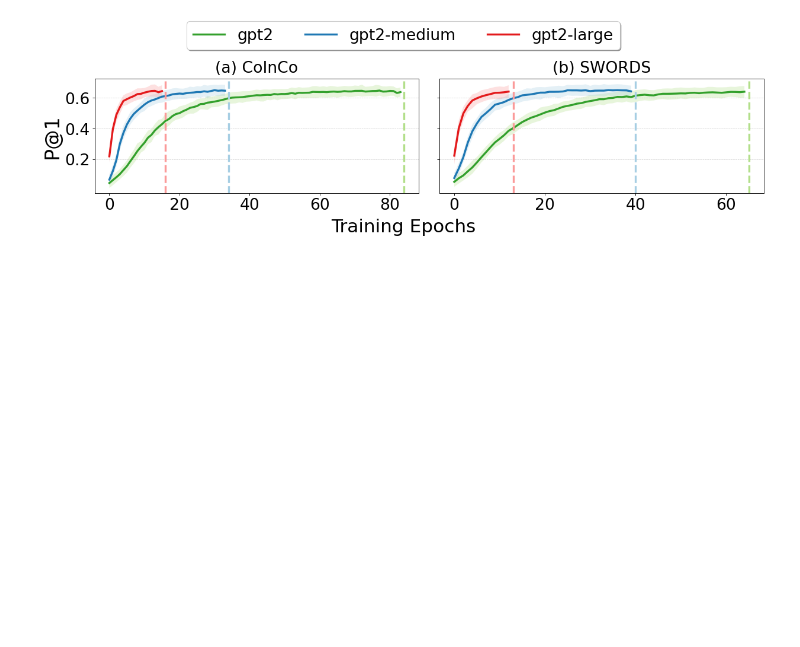
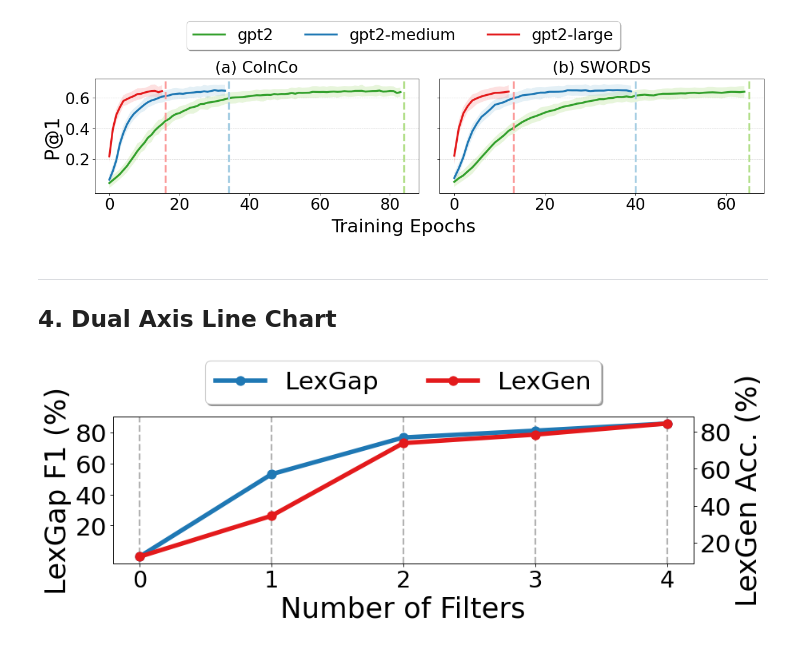
Before and after one commit to ShiningLab/SharePlots, a Jupyter notebook: line.ipynb, the cells around one changed output. Saved outputs shown, nothing was run; the diff lists cells and outputs as text; code cells hidden in the pictures; blank space fills up the shorter version.

```diff
--- a/line.ipynb
+++ b/line.ipynb
@@ -31,6 +110,6 @@ from src import utils
 # %%
 # init
-data_path = os.path.join('res', 'line', '0.pkl')
+data_path = os.path.join('res', 'line', '2.pkl')
 data_dict = utils.load_pickle(data_path)
 
 ori_quora_ibleu_list = data_dict['ori_quora_ibleu_list']
@@ -120,6 +200,6 @@ plt.show()
 # %%
 # init
-data_path = os.path.join('res', 'line', '1.pkl')
+data_path = os.path.join('res', 'line', '3.pkl')
 data_dict = utils.load_pickle(data_path)
 
 coinco_gpt2_p1 = data_dict['coinco_gpt2_p1']
@@ -297,3 +377,54 @@ plt.tight_layout()
 plt.show()
 # %% [output]
 [figure]
+# %% [markdown]
+---
+## 4. Dual Axis Line Chart
+# %%
+# init
+data_path = os.path.join('res', 'line', '4.pkl')
+data_dict = utils.load_pickle(data_path)
+# %%
+# Create a figure and a set of subplots
+fig, ax1 = plt.subplots(1, 1, sharey=True, figsize=(12, 4), dpi=80)
+
+ax1.plot(
+    data_dict['filters']
+    , data_dict['f1_scores']
+    , color=colors[1]
+    , marker = 'o'
+    , markersize=10
+    , linewidth='5'
+    , label='LexGap'
+)
+ax1.set_yticks([20, 40, 60, 80])
+ax1.set_yticklabels([20, 40, 60, 80], fontsize=28)
+ax1.set_xlabel('Number of Filters', fontsize=32)
+ax1.set_ylabel('LexGap F1 (%)', fontsize=32)
+ax1.tick_params(axis='y')
+ax1.xaxis.grid(True, linestyle='--', linewidth=2, color='gray', alpha=0.6)
+
+# Creating a second y-axis for the F1 score
+ax2 = ax1.twinx()
+ax2.plot(
+    data_dict['filters']
+    , data_dict['accuracy']
+    , color=colors[5]
+    , marker = 'o'
+    , markersize=10
+    , linewidth='5'
+    , label='LexGen'
+)
+ax2.set_xticks([0, 1, 2, 3, 4])
+ax2.set_xticklabels([0, 1, 2, 3, 4], fontsize=28)
+ax2.set_yticks([20, 40, 60, 80])
+ax2.set_yticklabels([20, 40, 60, 80], fontsize=28)
+ax2.tick_params(axis='y')
+ax2.set_ylabel('LexGen Acc. (%)', fontsize=32)
+
+# Adding a legend and showing the plot
+fig.legend(loc='upper center', bbox_to_anchor=(0.5, 1.17), ncol=2, fancybox=True, shadow=True, fontsize=28)
+fig.tight_layout()
+plt.show()
+# %% [output]
+[figure, added]
```
Also changed, not shown: parts of 8 cells of this notebook, 7 other files.
